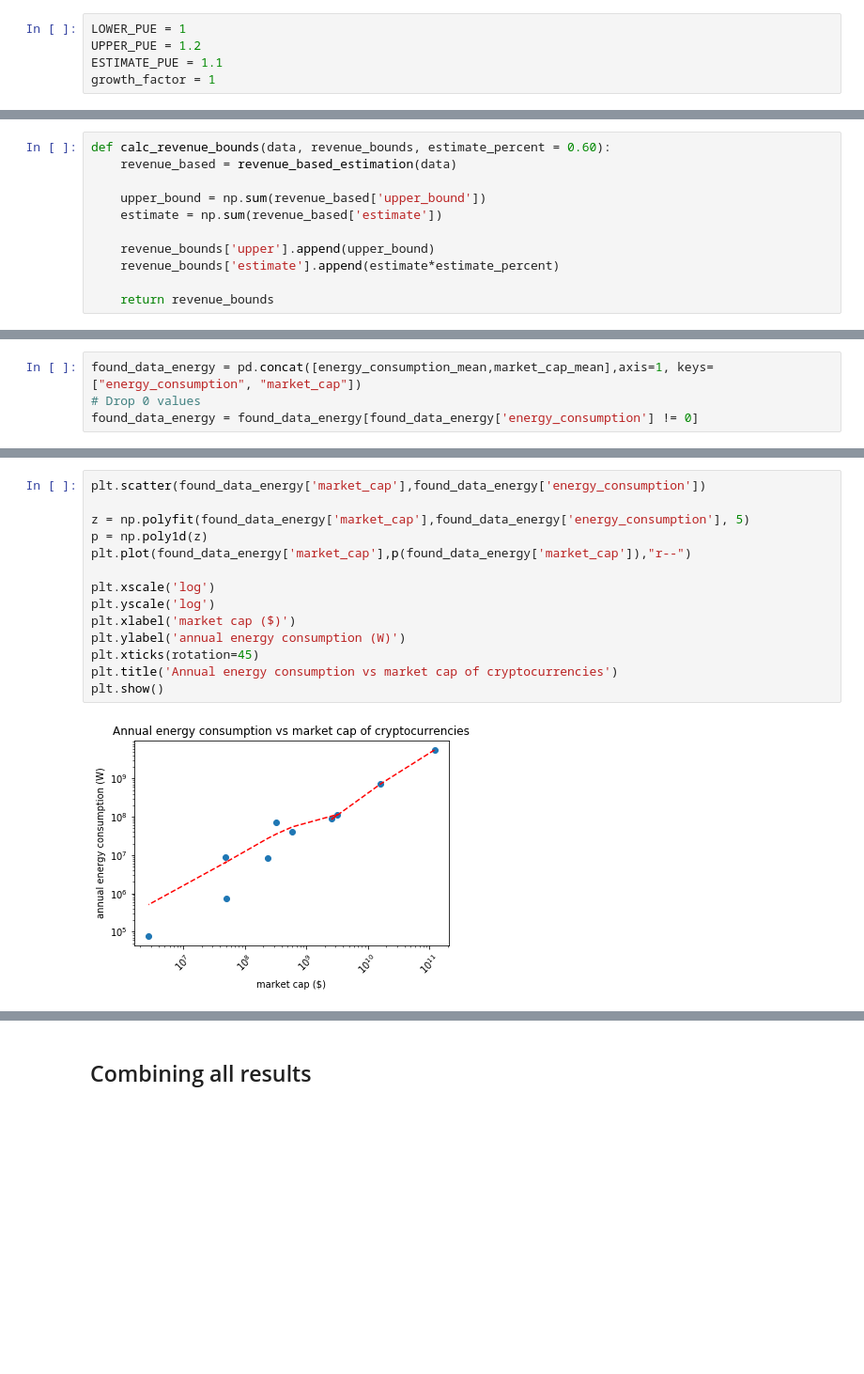
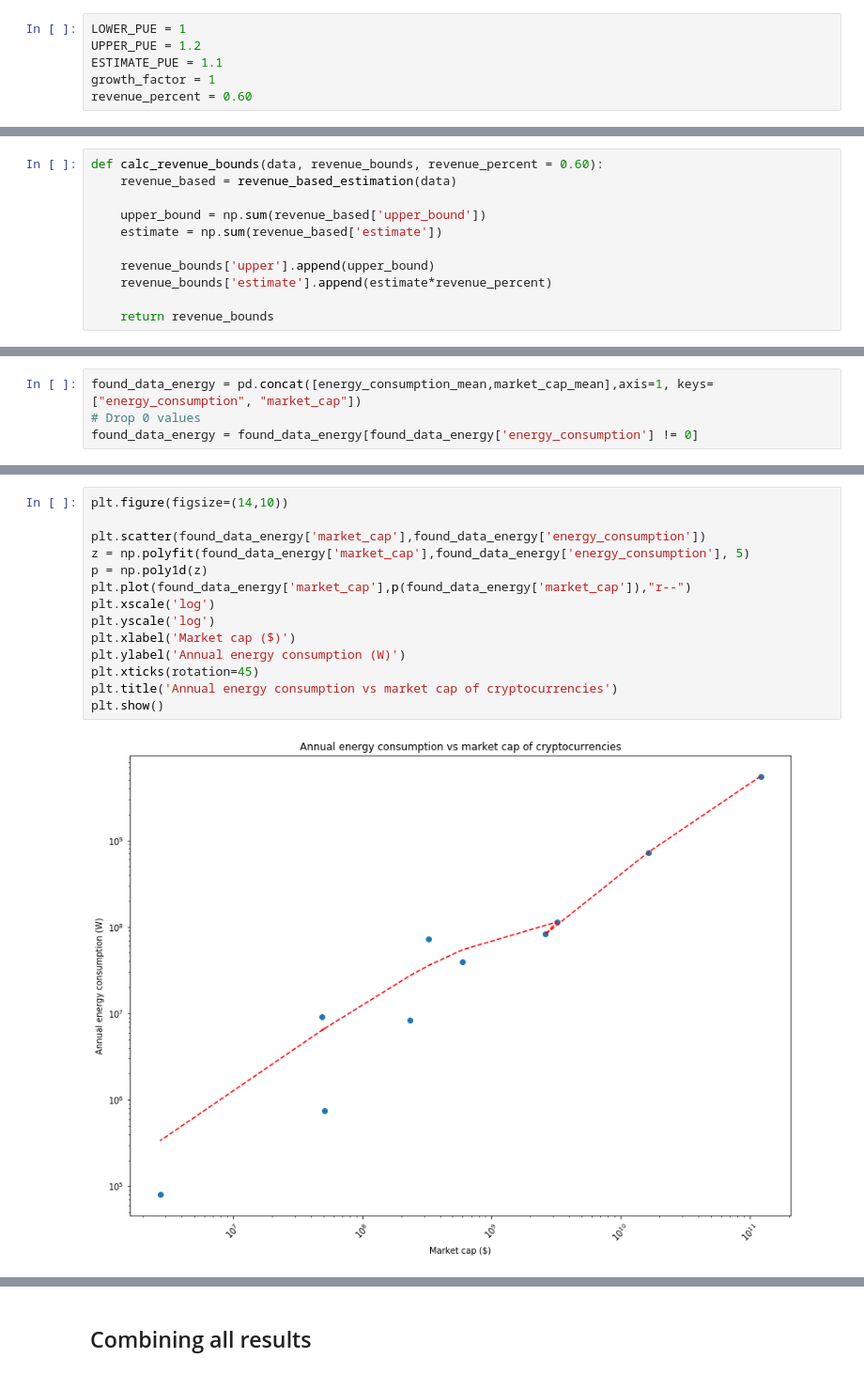
Before and after one commit to Lukasdeloose/sustainable_blockchain, a Jupyter notebook: data_analysis/energy_consumption.ipynb, the cells around one changed output, grey strips where cells are left out. Shown at 94% size. Saved outputs shown, nothing was run; the diff lists cells and outputs as text; blank space fills up the shorter version.

```diff
--- a/data_analysis/energy_consumption.ipynb
+++ b/data_analysis/energy_consumption.ipynb
@@ -41,6 +43,7 @@ LOWER_PUE = 1
 UPPER_PUE = 1.2
 ESTIMATE_PUE = 1.1
 growth_factor = 1
+revenue_percent = 0.60
 # %% [markdown]
 ## Geography
 # %% [markdown]
@@ -433,14 +412,14 @@ def calc_hardware_bounds(bounds, hardware_bounds):
 
     return hardware_bounds
 # %%
-def calc_revenue_bounds(data, revenue_bounds, estimate_percent = 0.60):
+def calc_revenue_bounds(data, revenue_bounds, revenue_percent = 0.60):
     revenue_based = revenue_based_estimation(data)
 
     upper_bound = np.sum(revenue_based['upper_bound'])
     estimate = np.sum(revenue_based['estimate'])
 
     revenue_bounds['upper'].append(upper_bound)
-    revenue_bounds['estimate'].append(estimate*estimate_percent)
+    revenue_bounds['estimate'].append(estimate*revenue_percent)
 
     return revenue_bounds
 # %%
@@ -542,19 +537,19 @@ plt.show()
 # %%
+plt.figure(figsize=(14,10))
+
 plt.scatter(found_data_energy['market_cap'],found_data_energy['energy_consumption'])
-
 z = np.polyfit(found_data_energy['market_cap'],found_data_energy['energy_consumption'], 5)
 p = np.poly1d(z)
 plt.plot(found_data_energy['market_cap'],p(found_data_energy['market_cap']),"r--")
-
 plt.xscale('log')
 plt.yscale('log')
-plt.xlabel('market cap ($)')
-plt.ylabel('annual energy consumption (W)')
+plt.xlabel('Market cap ($)')
+plt.ylabel('Annual energy consumption (W)')
 plt.xticks(rotation=45)
 plt.title('Annual energy consumption vs market cap of cryptocurrencies')
 plt.show()
 # %% [output]
-[figure, old version]
+[figure, new version]
 # %%
 found_market_cap = found_data_energy['market_cap'].sum()
 top100_market_cap = sum(market_caps_total)/len(market_caps_total)
```
Also changed, not shown: parts of 34 cells of this notebook, 4 other files.
